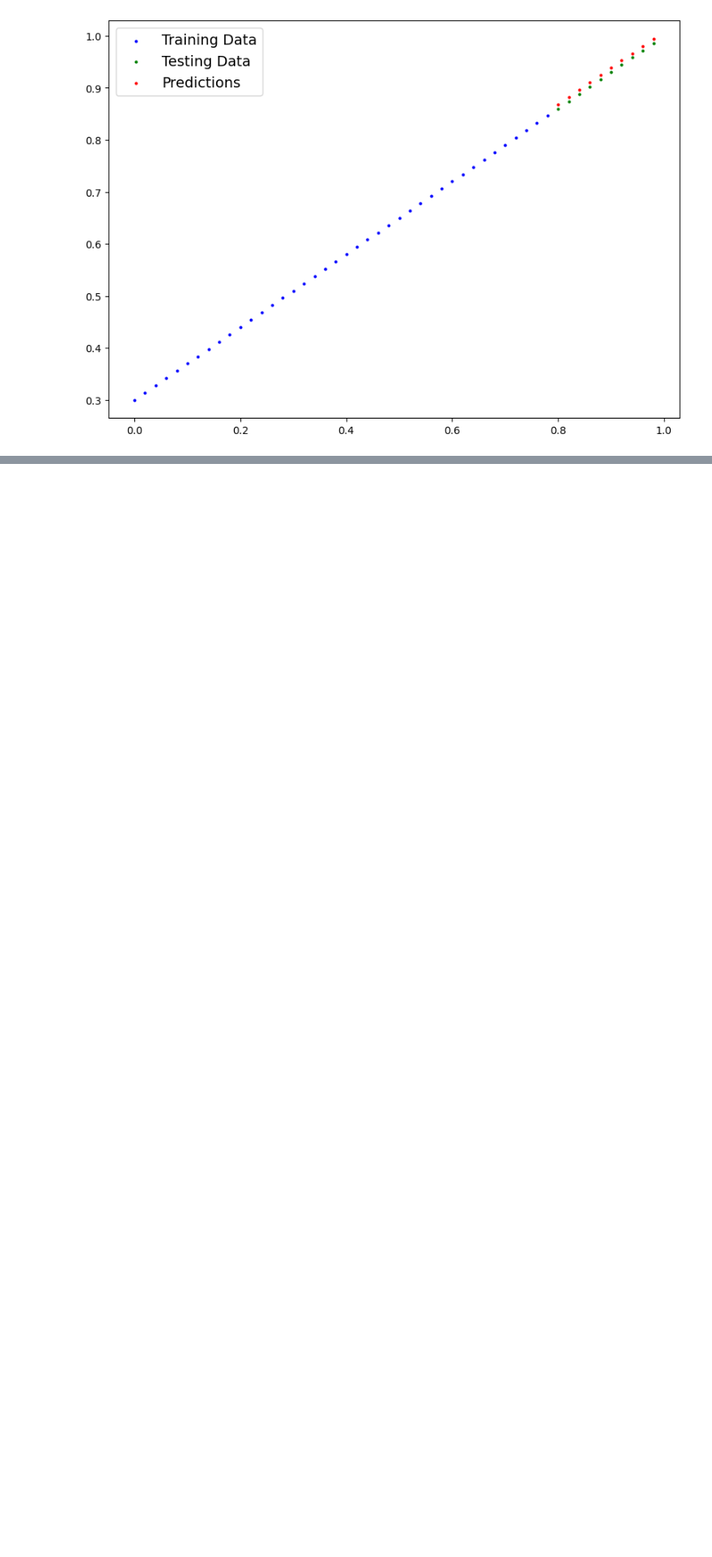
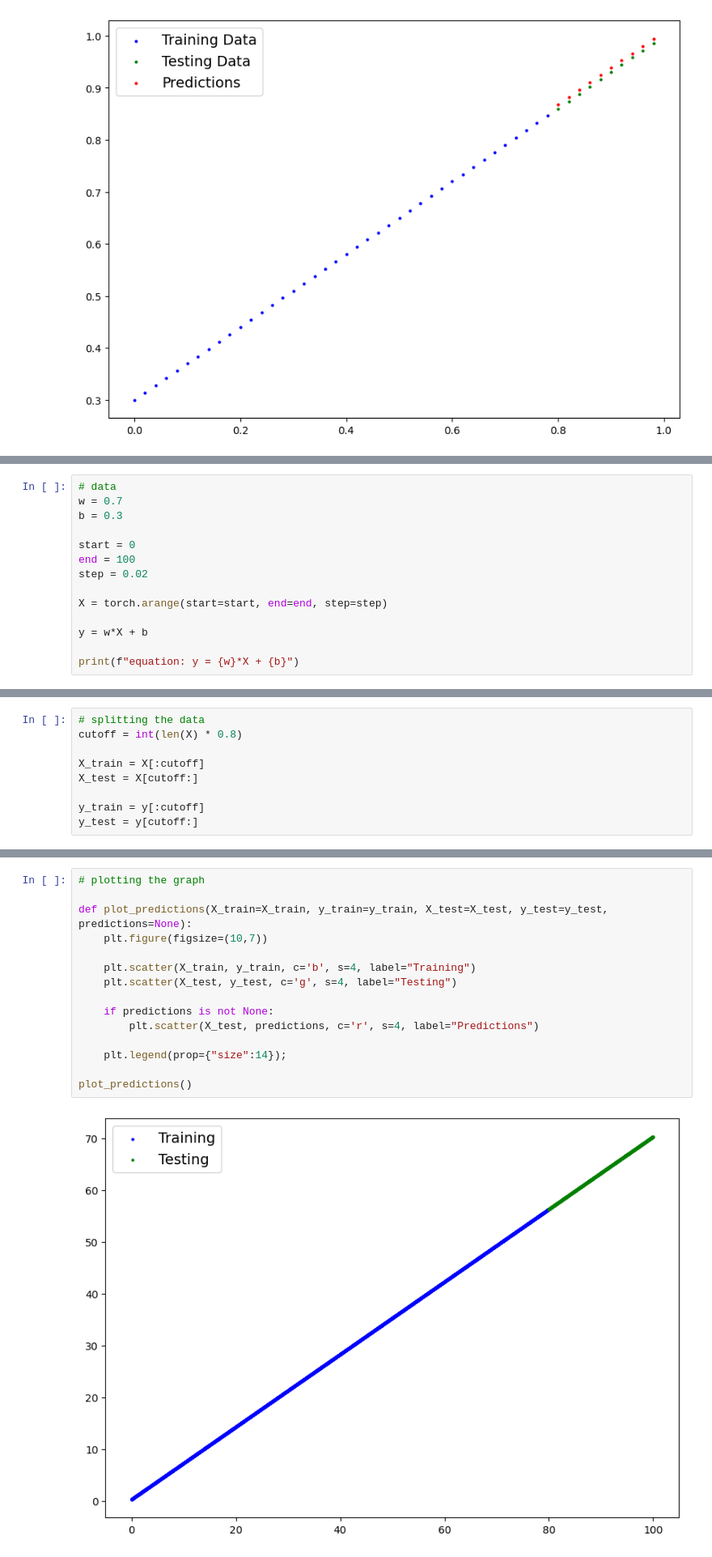
Before and after one commit to maheshsunuwar/deep-learning-pytorch, a Jupyter notebook: 01. PyTorch Workflow Fundamentals/01_pytorch_workflow_fundamentals.ipynb, the cells around one changed output, grey strips where cells are left out. Shown at 81% size. Saved outputs shown, nothing was run; the diff lists cells and outputs as text; blank space fills up the shorter version.

```diff
--- a/01. PyTorch Workflow Fundamentals/01_pytorch_workflow_fundamentals.ipynb
+++ b/01. PyTorch Workflow Fundamentals/01_pytorch_workflow_fundamentals.ipynb
@@ -392,0 +499,14 @@ plot_predictions(predictions=y_preds_new)
+# %%
+# data
+w = 0.7
+b = 0.3
+
+start = 0
+end = 100
+step = 0.02
+
+X = torch.arange(start=start, end=end, step=step)
+
+y = w*X + b
+
+print(f"equation: y = {w}*X + {b}")
@@ -392,0 +515,9 @@ plot_predictions(predictions=y_preds_new)
+# %%
+# splitting the data
+cutoff = int(len(X) * 0.8)
+
+X_train = X[:cutoff]
+X_test = X[cutoff:]
+
+y_train = y[:cutoff]
+y_test = y[cutoff:]
@@ -392,0 +578,17 @@ plot_predictions(predictions=y_preds_new)
+# %%
+# plotting the graph
+
+def plot_predictions(X_train=X_train, y_train=y_train, X_test=X_test, y_test=y_test, predictions=None):
+    plt.figure(figsize=(10,7))
+
+    plt.scatter(X_train, y_train, c='b', s=4, label="Training")
+    plt.scatter(X_test, y_test, c='g', s=4, label="Testing")
+
+    if predictions is not None:
+        plt.scatter(X_test, predictions, c='r', s=4, label="Predictions")
+
+    plt.legend(prop={"size":14});
+
+plot_predictions()
+# %% [output]
+[figure, added]
```
Also changed, not shown: parts of 33 cells of this notebook, 4 other files.
